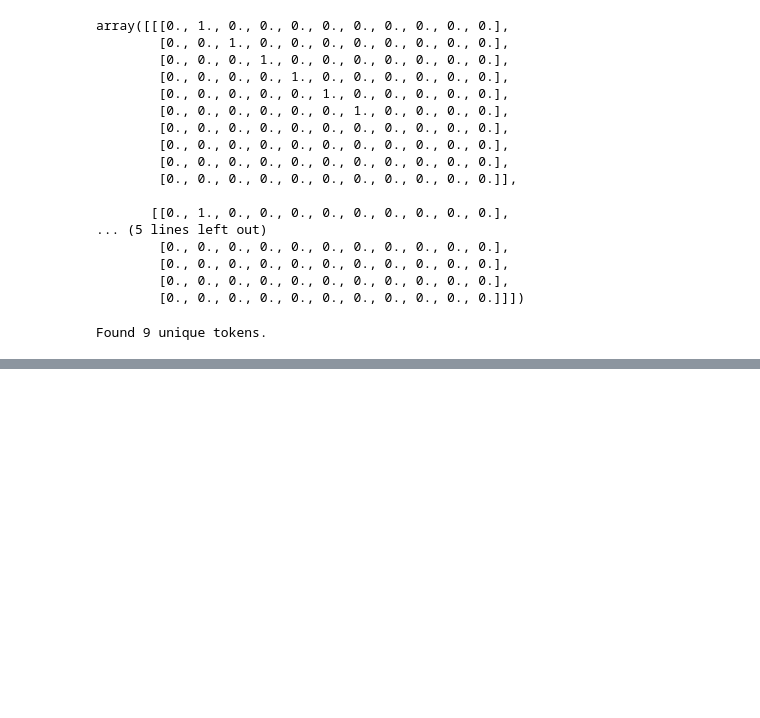
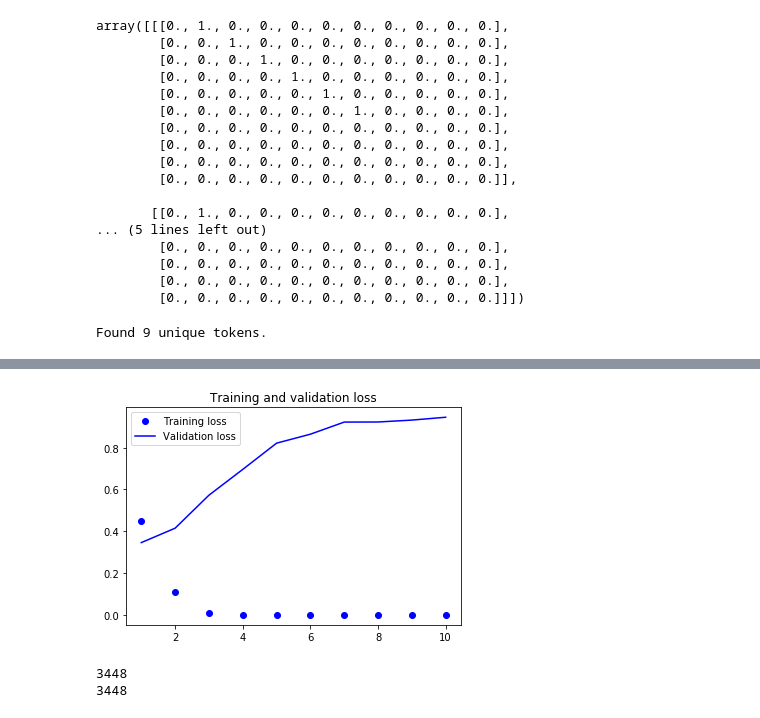
Before and after one commit to pavsenin/deeplearningpython, a Jupyter notebook: Chapter 6.1.ipynb, the cells around one changed output, grey strips where cells are left out. Cells and saved outputs as stored; diff of their text form; code cells hidden in the pictures; blank space fills up the shorter version.

```diff
--- a/Chapter 6.1.ipynb
+++ b/Chapter 6.1.ipynb
@@ -45,0 +310,29 @@ Found 9 unique tokens.
+# %%
+plt.plot(epochs, loss, 'bo', label='Training loss')
+plt.plot(epochs, val_loss, 'b', label='Validation loss')
+plt.title('Training and validation loss')
+plt.legend()
+plt.show()
+# %% [output]
+[figure, added]
+# %%
+test_dir = os.path.join(imdb_dir, 'test')
+
+labels = []
+texts = []
+for label_type in ['neg', 'pos']:
+    dir_name = os.path.join(test_dir, label_type)
+    for fname in os.listdir(dir_name):
+        if fname[-4:] == '.txt':
+            f = open(os.path.join(dir_name, fname), encoding="utf8")
+            texts.append(f.read())
+            f.close()
+            if label_type == 'neg':
+                labels.append(0)
+            else:
+                labels.append(1)
+print(len(texts))
+print(len(labels))
+# %% [output]
+3448
+3448
```
Also changed, not shown: parts of 17 cells of this notebook.
